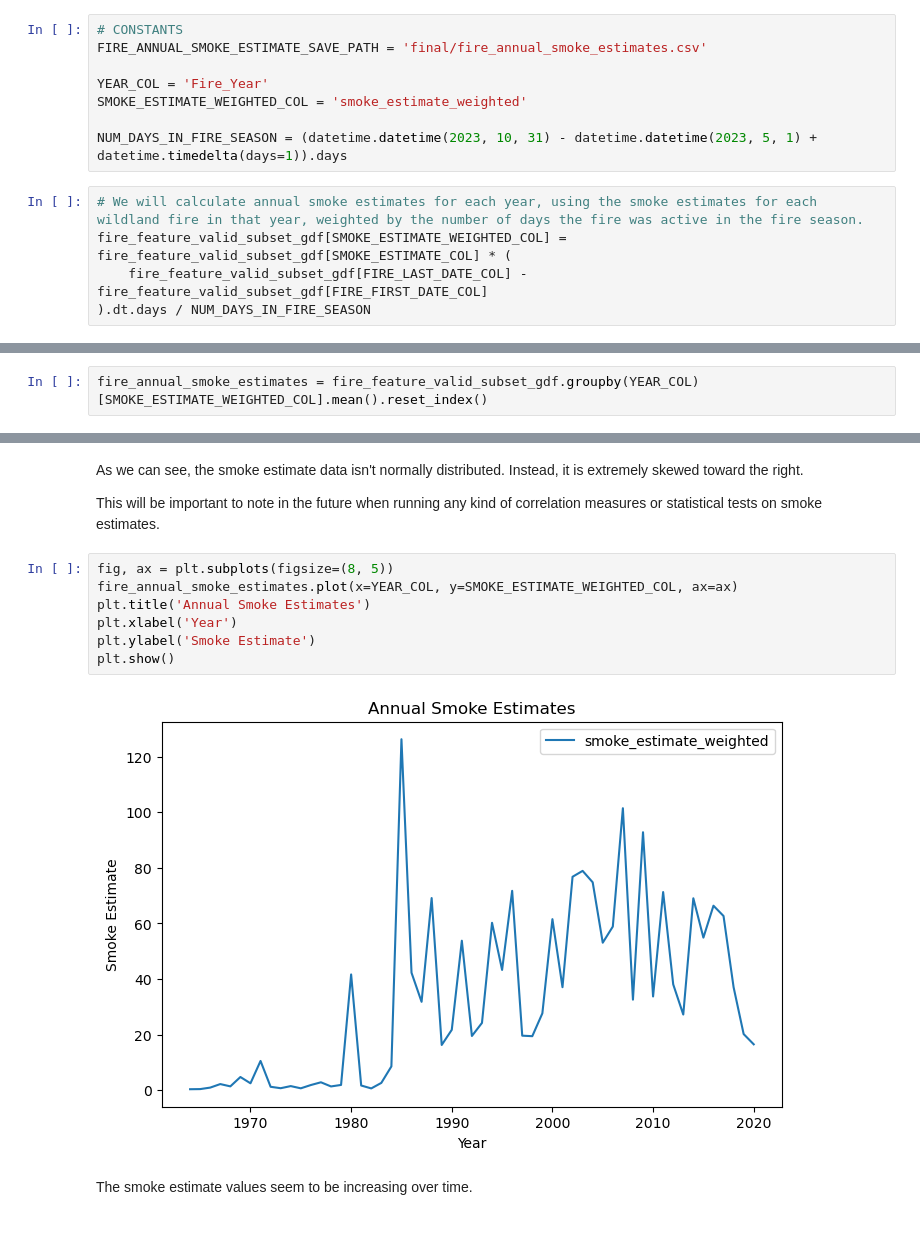
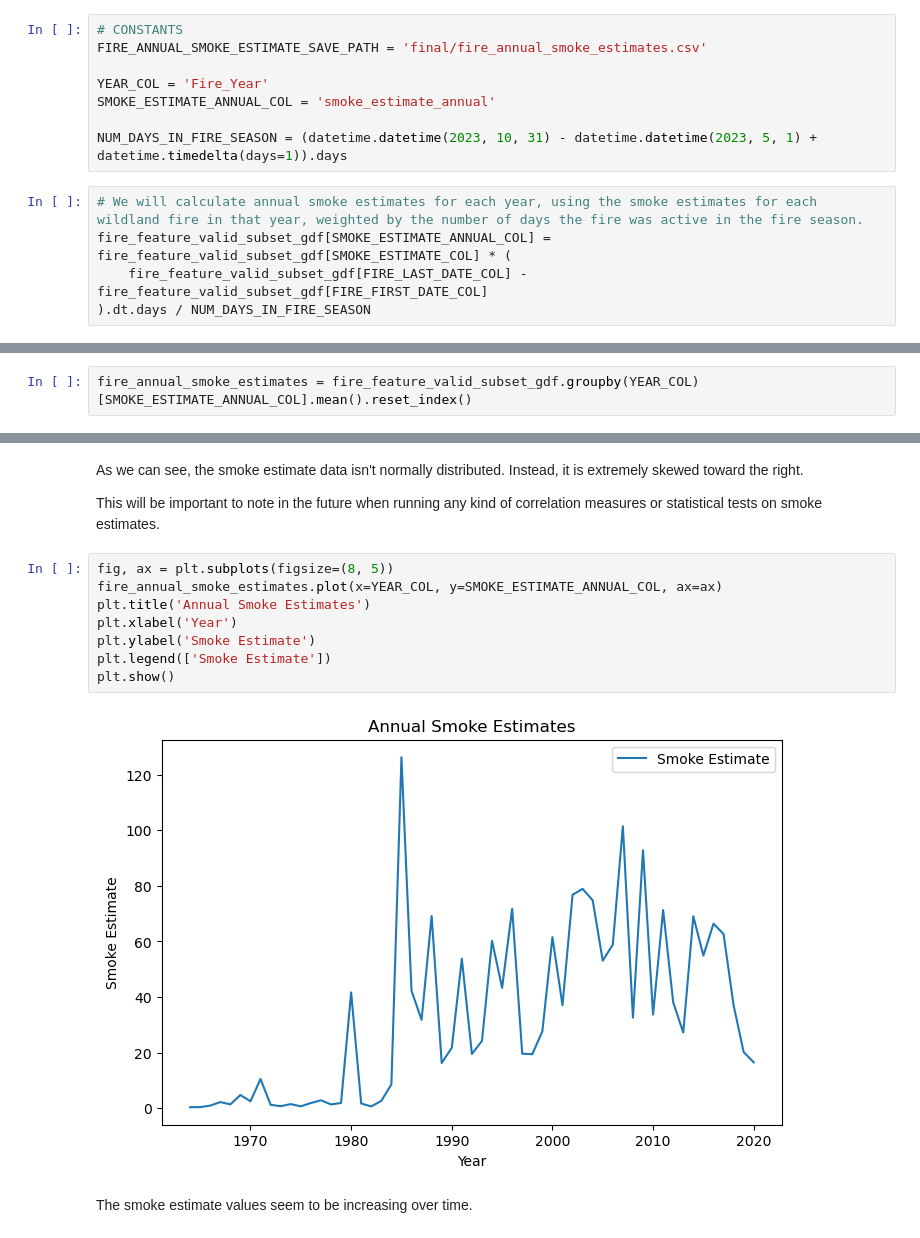
Before and after one commit to himanshunaidu/data512_project, a Jupyter notebook: wildfire_data_acquisition.ipynb, the cells around one changed output, grey strips where cells are left out. Cells and saved outputs as stored; diff of their text form.

```diff
--- a/wildfire_data_acquisition.ipynb
+++ b/wildfire_data_acquisition.ipynb
@@ -535,12 +526,12 @@ import datetime
 FIRE_ANNUAL_SMOKE_ESTIMATE_SAVE_PATH = 'final/fire_annual_smoke_estimates.csv'
 
 YEAR_COL = 'Fire_Year'
-SMOKE_ESTIMATE_WEIGHTED_COL = 'smoke_estimate_weighted'
+SMOKE_ESTIMATE_ANNUAL_COL = 'smoke_estimate_annual'
 
 NUM_DAYS_IN_FIRE_SEASON = (datetime.datetime(2023, 10, 31) - datetime.datetime(2023, 5, 1) + datetime.timedelta(days=1)).days
 # %%
 # We will calculate annual smoke estimates for each year, using the smoke estimates for each wildland fire in that year, weighted by the number of days the fire was active in the fire season.
-fire_feature_valid_subset_gdf[SMOKE_ESTIMATE_WEIGHTED_COL] = fire_feature_valid_subset_gdf[SMOKE_ESTIMATE_COL] * (
+fire_feature_valid_subset_gdf[SMOKE_ESTIMATE_ANNUAL_COL] = fire_feature_valid_subset_gdf[SMOKE_ESTIMATE_COL] * (
     fire_feature_valid_subset_gdf[FIRE_LAST_DATE_COL] - fire_feature_valid_subset_gdf[FIRE_FIRST_DATE_COL]
 ).dt.days / NUM_DAYS_IN_FIRE_SEASON
 # %% [output]
@@ -550,5 +541,5 @@ Try using .loc[row_indexer,col_indexer] = value instead
 See the caveats in the documentation: https://pandas.pydata.org/pandas-docs/stable/user_guide/indexing.html#returning-a-view-versus-a-copy
   super().__setitem__(key, value)
 # %%
-fire_annual_smoke_estimates = fire_feature_valid_subset_gdf.groupby(YEAR_COL)[SMOKE_ESTIMATE_WEIGHTED_COL].mean().reset_index()
+fire_annual_smoke_estimates = fire_feature_valid_subset_gdf.groupby(YEAR_COL)[SMOKE_ESTIMATE_ANNUAL_COL].mean().reset_index()
 # %%
@@ -563,13 +553,14 @@ As we can see, the smoke estimate data isn't normally distributed. Instead, it i
 This will be important to note in the future when running any kind of correlation measures or statistical tests on smoke estimates.
 # %%
 fig, ax = plt.subplots(figsize=(8, 5))
-fire_annual_smoke_estimates.plot(x=YEAR_COL, y=SMOKE_ESTIMATE_WEIGHTED_COL, ax=ax)
+fire_annual_smoke_estimates.plot(x=YEAR_COL, y=SMOKE_ESTIMATE_ANNUAL_COL, ax=ax)
 plt.title('Annual Smoke Estimates')
 plt.xlabel('Year')
 plt.ylabel('Smoke Estimate')
+plt.legend(['Smoke Estimate'])
 plt.show()
 # %% [output]
-[figure, old version]
+[figure, new version]
 # %% [markdown]
 The smoke estimate values seem to be increasing over time.
 # %%
```
Also changed, not shown: parts of 4 cells of this notebook, 6 other files.
